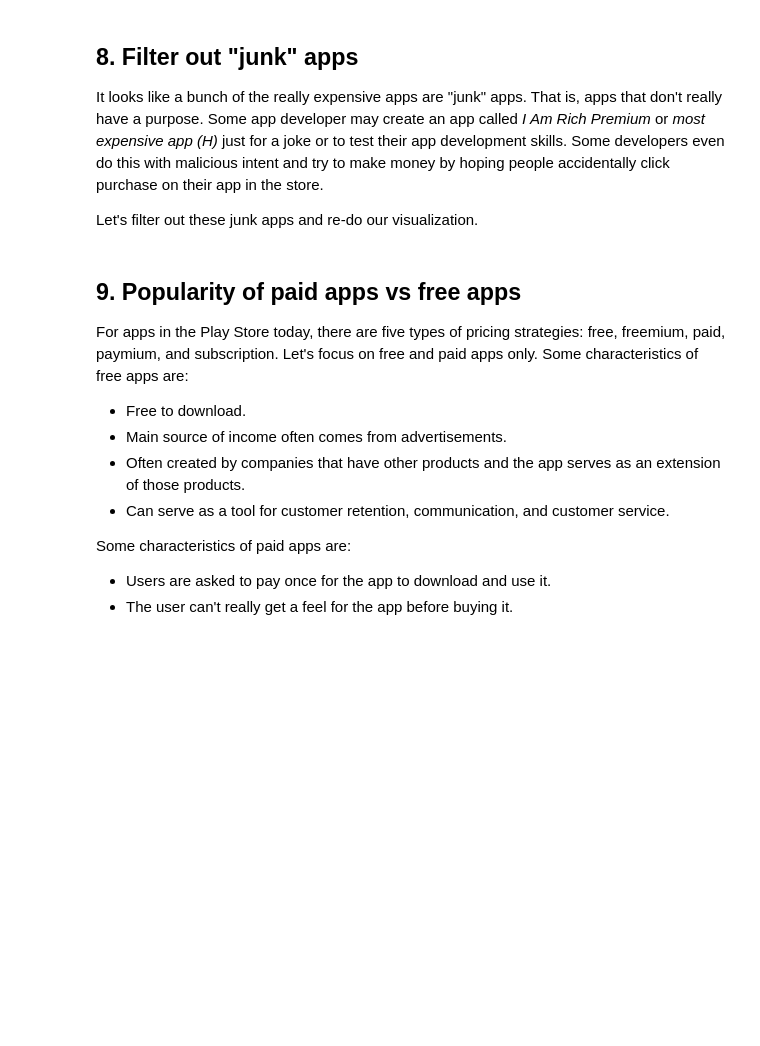
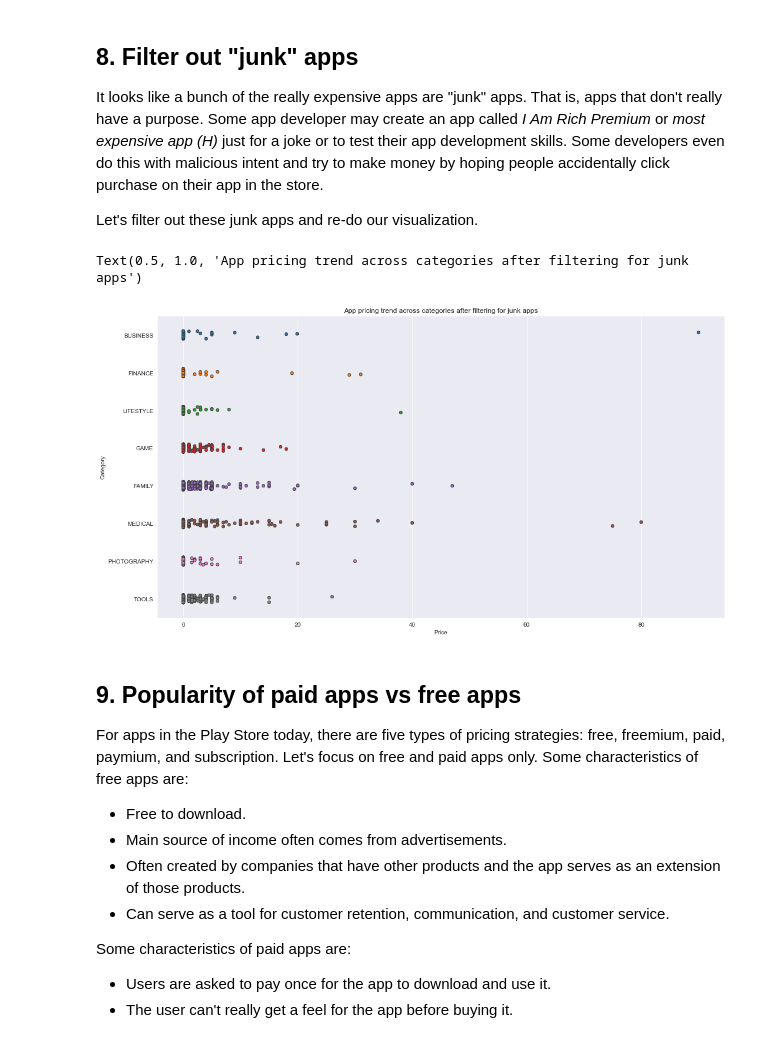
Before and after one commit to Chetoff1228/DC_Python, a Jupyter notebook: The Android App Market on Google Play/notebook.ipynb, the cells around one changed output. Saved outputs shown, nothing was run; the diff lists cells and outputs as text; code cells hidden in the pictures; blank space fills up the shorter version.

```diff
--- a/The Android App Market on Google Play/notebook.ipynb
+++ b/The Android App Market on Google Play/notebook.ipynb
@@ -173,14 +286,17 @@ apps_above_200[['Category', 'App', 'Price']]
 <p>Let's filter out these junk apps and re-do our visualization.</p>
 # %%
 # Select apps priced below $100
-apps_under_100 = ...
+apps_under_100 = popular_app_cats[popular_app_cats["Price"] < 100]
 
 fig, ax = plt.subplots()
 fig.set_size_inches(15, 8)
 
 # Examine price vs category with the authentic apps (apps_under_100)
-ax = sns.stripplot(x = ..., y = ..., data = ..., jitter = True, linewidth = 1)
+ax = sns.stripplot(x = apps_under_100["Price"], y = apps_under_100["Category"], jitter = True, linewidth = 1)
 ax.set_title('App pricing trend across categories after filtering for junk apps')
+# %% [output]
+Text(0.5, 1.0, 'App pricing trend across categories after filtering for junk apps')
+[figure, added]
 # %% [markdown]
 ## 9. Popularity of paid apps vs free apps
 <p>For apps in the Play Store today, there are five types of pricing strategies: free, freemium, paid, paymium, and subscription. Let's focus on free and paid apps only. Some characteristics of free apps are:</p>
```
Also changed, not shown: parts of 12 cells of this notebook, 2 other files.
